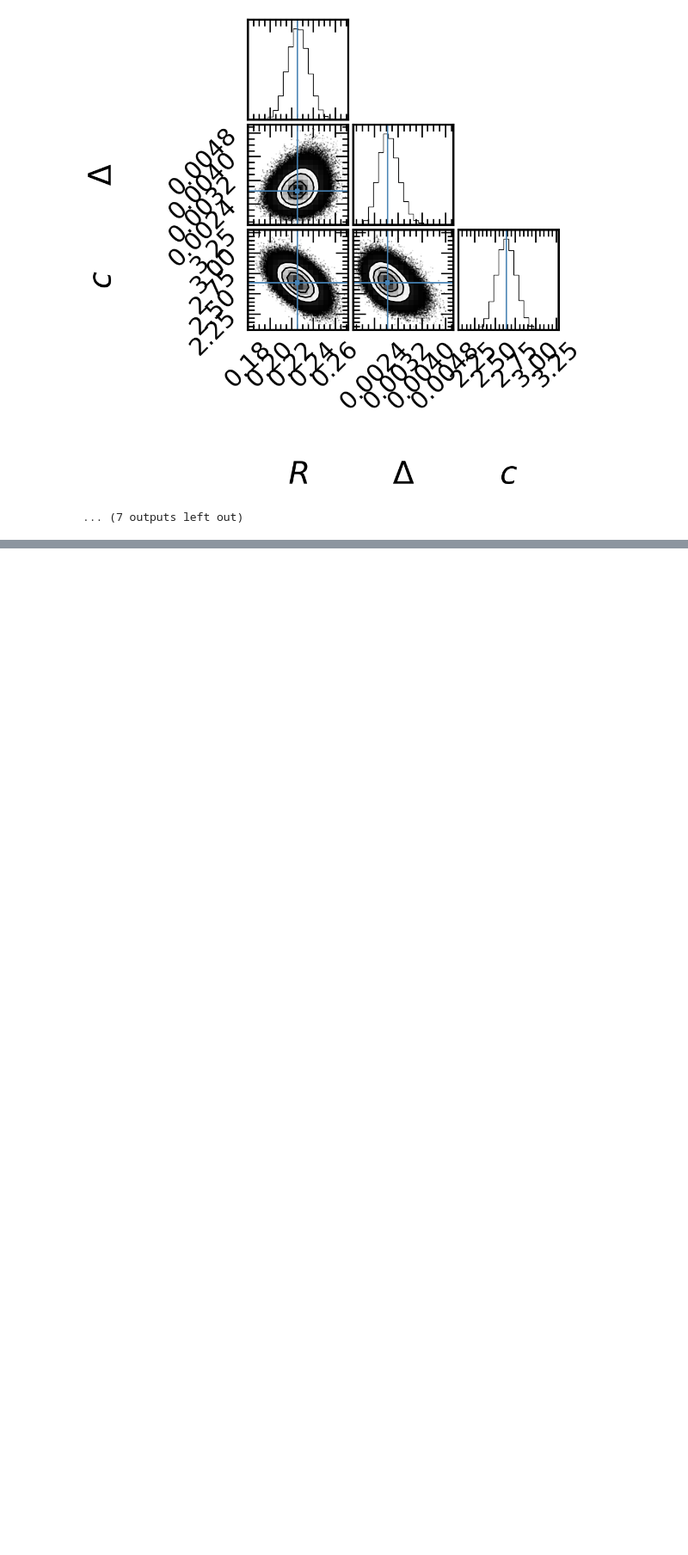
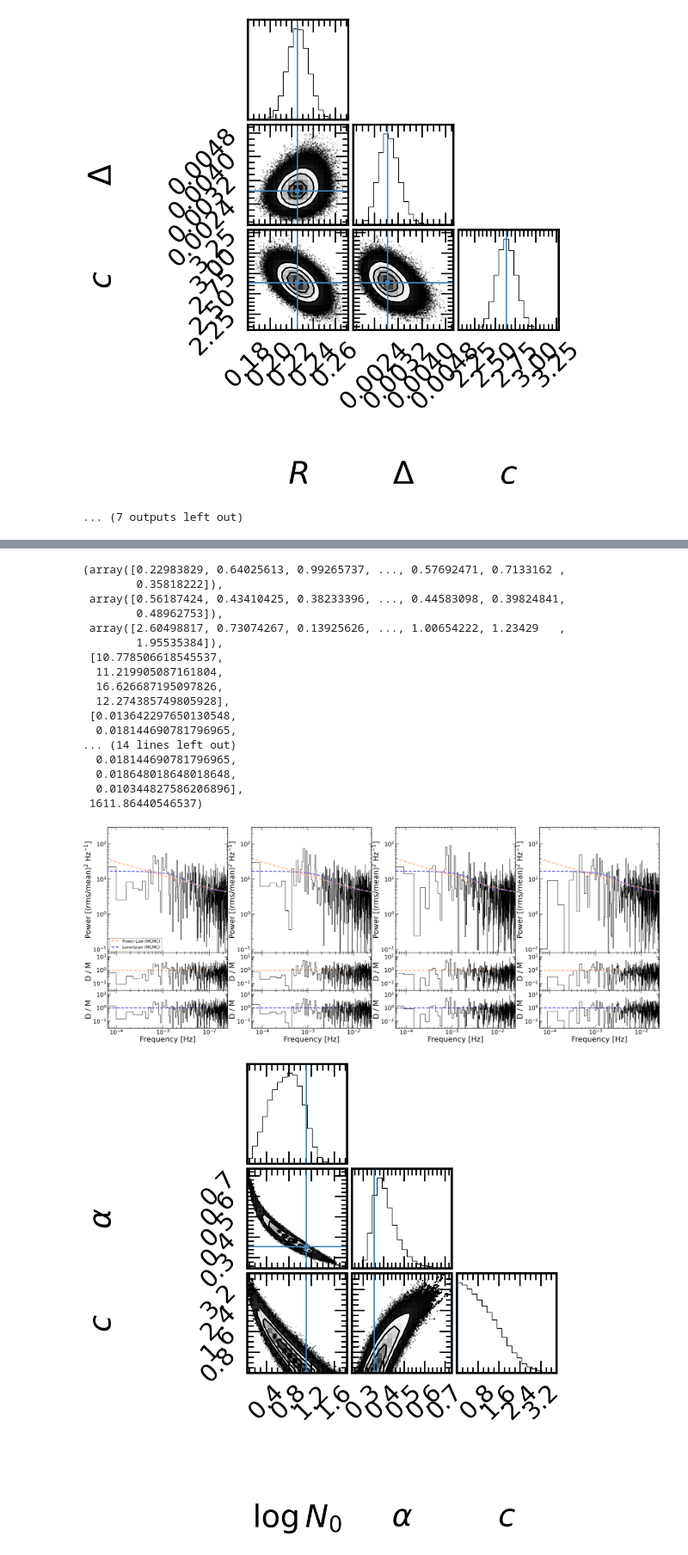
Before and after one commit to memasterson/1ES1927_mHzQPO, a Jupyter notebook: code/broadband.ipynb, the cells around one changed output, grey strips where cells are left out. Shown at 86% size. Drawn from its saved outputs; the diff is of its cells as text; code cells hidden in the pictures; blank space fills up the shorter version.

Commit message:
multi-obs broadband + QPO fits

```diff
--- a/code/broadband.ipynb
+++ b/code/broadband.ipynb
@@ -439,0 +446,27 @@ SSE (lorentzian):  489.86922977496977
+# %%
+def log_likelihood_multi(theta, fs, ys, model):
+    """
+    Compute the total log likelihood over multiple datasets.
+
+    :param theta: Model parameters.
+    :param fs: List of arrays, each containing frequency values for a dataset.
+    :param ys: List of arrays, each containing power values for a dataset.
+    :param model: The model to use ('powerlaw', 'broken_powerlaw', or 'lorentzian').
+    :return: Total log likelihood summed over all datasets.
+    """
+    total_log_likelihood = 0.0
+    for f, y in zip(fs, ys):
+        if model == 'powerlaw':
+            N0, b, c = theta
+            model_y = powerlaw(f, N0, b, c)
+        elif model == 'lorentzian':
+            R, delta, c = theta
+            model_y = lorentzian(f, R, delta, c)
+        total_log_likelihood += np.sum((y / model_y) + np.log(model_y))
+    return total_log_likelihood  # note that this is really the negative log likelihood (i.e. maximize this fn for MLE)
+
+def log_probability_multi(theta, fs, ys, model):
+    lp = log_prior(theta, model)
+    if not np.isfinite(lp):
+        return -np.inf
+    return lp - log_likelihood_multi(theta, fs, ys, model)
@@ -439,0 +705,4 @@ SSE (lorentzian):  489.86922977496977
+# %%
+obs_aug2022 = np.array(['0902590201', '0902590301', '0902590401', '0902590501'])
+MLE_and_MCMC_multi('Aug2022', obs_aug2022, data_path, 2., 10., tbin=20, n=0, nsteps=55000, nburn=5000, use_model='all')
+# %% [output]
@@ -439,0 +715,19 @@ SSE (lorentzian):  489.86922977496977
+(array([0.22983829, 0.64025613, 0.99265737, ..., 0.57692471, 0.7133162 ,
+        0.35818222]),
+ array([0.56187424, 0.43410425, 0.38233396, ..., 0.44583098, 0.39824841,
+        0.48962753]),
+ array([2.60498817, 0.73074267, 0.13925626, ..., 1.00654222, 1.23429   ,
+        1.95535384]),
+ [10.778506618545537,
+  11.219905087161804,
+  16.626687195097826,
+  12.274385749805928],
+ [0.013642297650130548,
+  0.018144690781796965,
+... (14 lines left out)
+  0.018144690781796965,
+  0.018648018648018648,
+  0.010344827586206896],
+ 1611.86440546537)
+[figure, added]
+[figure, added]
```
Also changed, not shown: parts of 5 cells of this notebook, 1 other file.
